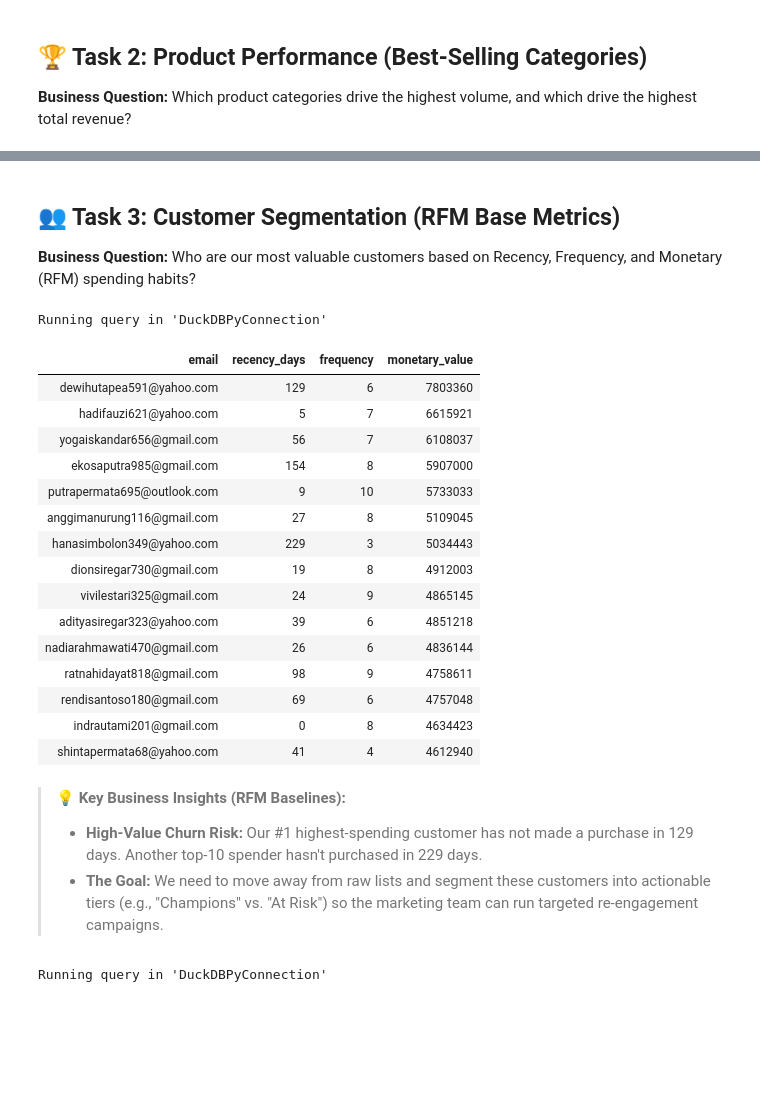
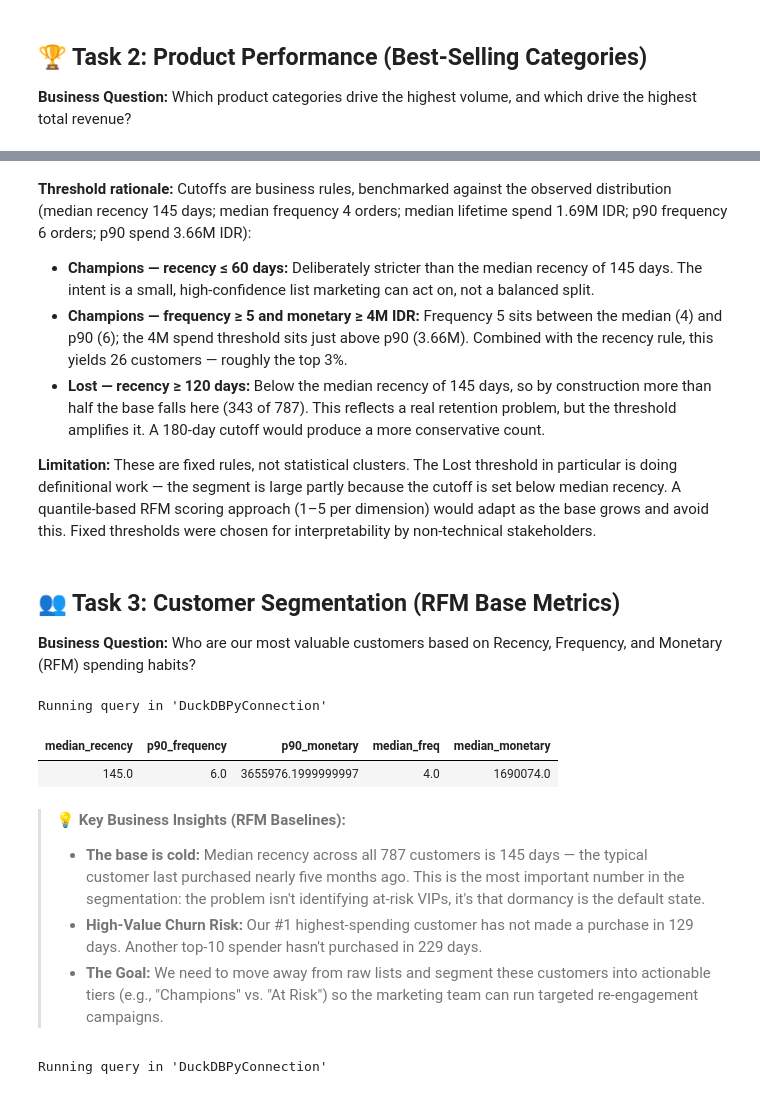
Before and after one commit to renalazy/gayanara-ecommerce, a Jupyter notebook: 02_Exploratory_Data_Analysis_EDA.ipynb, the cells around one changed output, grey strips where cells are left out. Saved outputs shown, nothing was run; the diff lists cells and outputs as text; code cells hidden in the pictures; blank space fills up the shorter version.

Commit message:
finished eda, tableau, and deck presntation

```diff
--- a/02_Exploratory_Data_Analysis_EDA.ipynb
+++ b/02_Exploratory_Data_Analysis_EDA.ipynb
@@ -84,38 +138,56 @@ Running query in 'DuckDBPyConnection'
+# %% [markdown]
+**Threshold rationale:** Cutoffs are business rules, benchmarked against the observed
+distribution (median recency 145 days; median frequency 4 orders; median lifetime
+spend 1.69M IDR; p90 frequency 6 orders; p90 spend 3.66M IDR):
+
+- **Champions — recency ≤ 60 days:** Deliberately stricter than the median recency of
+  145 days. The intent is a small, high-confidence list marketing can act on, not a
+  balanced split.
+- **Champions — frequency ≥ 5 and monetary ≥ 4M IDR:** Frequency 5 sits between the
+  median (4) and p90 (6); the 4M spend threshold sits just above p90 (3.66M). Combined
+  with the recency rule, this yields 26 customers — roughly the top 3%.
+- **Lost — recency ≥ 120 days:** Below the median recency of 145 days, so by
+  construction more than half the base falls here (343 of 787). This reflects a real
+  retention problem, but the threshold amplifies it. A 180-day cutoff would produce a
+  more conservative count.
+
+**Limitation:** These are fixed rules, not statistical clusters. The Lost threshold in
+particular is doing definitional work — the segment is large partly because the cutoff
+is set below median recency. A quantile-based RFM scoring approach (1–5 per dimension)
+would adapt as the base grows and avoid this. Fixed thresholds were chosen for
+interpretability by non-technical stakeholders.
 # %% [markdown]
 ## 👥 Task 3: Customer Segmentation (RFM Base Metrics)
 **Business Question:** Who are our most valuable customers based on Recency, Frequency, and Monetary (RFM) spending habits?
 # %%
 %%sql
+WITH rfm_base AS (
+    SELECT
+        c.email,
+        CAST((SELECT MAX(order_date) FROM orders) AS DATE) - CAST(MAX(o.order_date) AS DATE) AS recency_days,
+        COUNT(DISTINCT o.order_id) AS frequency,
+        SUM(o.total_amount_idr) AS monetary_value
+    FROM orders o
+    JOIN customers c ON o.customer_id = c.customer_id
+    GROUP BY o.customer_id, c.email
+)
 SELECT
-    c.email,
-    CAST((SELECT MAX(order_date) FROM orders) AS DATE) - CAST(MAX(o.order_date) AS DATE) AS recency_days,
-    COUNT(DISTINCT o.order_id) AS frequency,
-    SUM(o.total_amount_idr) AS monetary_value
-FROM orders o
-JOIN customers c ON o.customer_id = c.customer_id
-GROUP BY o.customer_id, c.email
-ORDER BY monetary_value DESC
-LIMIT 15;
+    MEDIAN(recency_days) AS median_recency,
+    QUANTILE_CONT(frequency, 0.9) AS p90_frequency,
+    QUANTILE_CONT(monetary_value, 0.9) AS p90_monetary,
+    MEDIAN(frequency) AS median_freq,
+    MEDIAN(monetary_value) AS median_monetary
+FROM rfm_base;
 # %% [output]
 Running query in 'DuckDBPyConnection'
-| email | recency_days | frequency | monetary_value |
-| dewihutapea591@yahoo.com | 129 | 6 | 7803360 |
-| hadifauzi621@yahoo.com | 5 | 7 | 6615921 |
-| yogaiskandar656@gmail.com | 56 | 7 | 6108037 |
-| ekosaputra985@gmail.com | 154 | 8 | 5907000 |
-| putrapermata695@outlook.com | 9 | 10 | 5733033 |
-| anggimanurung116@gmail.com | 27 | 8 | 5109045 |
-| hanasimbolon349@yahoo.com | 229 | 3 | 5034443 |
-| dionsiregar730@gmail.com | 19 | 8 | 4912003 |
-| vivilestari325@gmail.com | 24 | 9 | 4865145 |
-| adityasiregar323@yahoo.com | 39 | 6 | 4851218 |
-| nadiarahmawati470@gmail.com | 26 | 6 | 4836144 |
-| ratnahidayat818@gmail.com | 98 | 9 | 4758611 |
-| rendisantoso180@gmail.com | 69 | 6 | 4757048 |
-| indrautami201@gmail.com | 0 | 8 | 4634423 |
-| shintapermata68@yahoo.com | 41 | 4 | 4612940 |
+| median_recency | p90_frequency | p90_monetary | median_freq | median_monetary |
+| 145.0 | 6.0 | 3655976.1999999997 | 4.0 | 1690074.0 |
 # %% [markdown]
 > 💡 **Key Business Insights (RFM Baselines):**
+> * **The base is cold:** Median recency across all 787 customers is 145 days — the
+>   typical customer last purchased nearly five months ago. This is the most important
+>   number in the segmentation: the problem isn't identifying at-risk VIPs, it's that
+>   dormancy is the default state.
 > * **High-Value Churn Risk:** Our #1 highest-spending customer has not made a purchase in 129 days. Another top-10 spender hasn't purchased in 229 days.
 > * **The Goal:** We need to move away from raw lists and segment these customers into actionable tiers (e.g., "Champions" vs. "At Risk") so the marketing team can run targeted re-engagement campaigns.
 # %%
```
Also changed, not shown: parts of 20 cells of this notebook, 14 other files.
